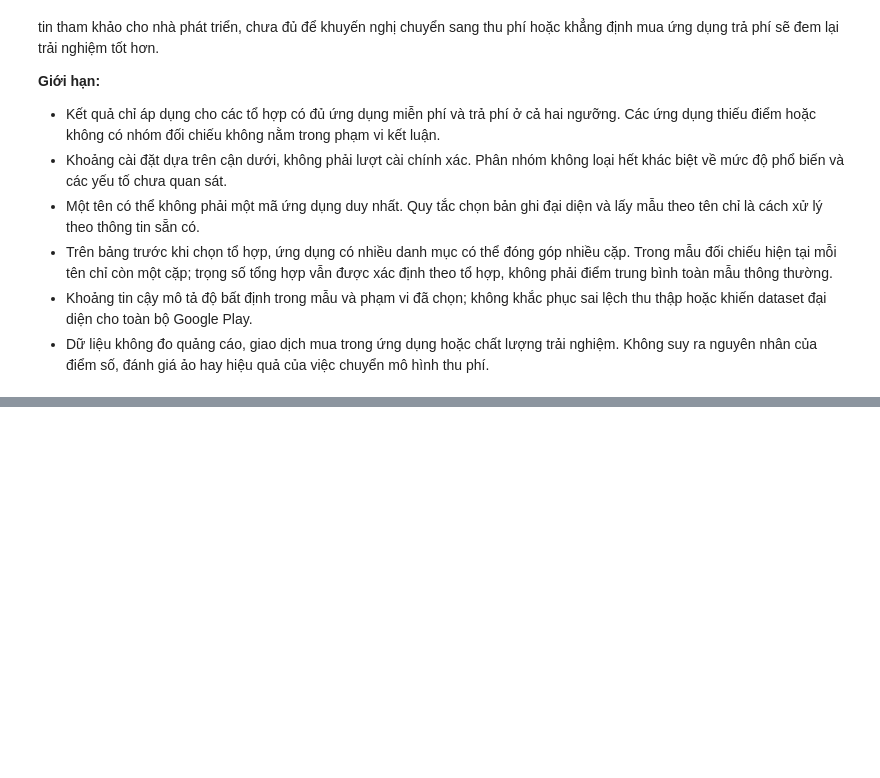
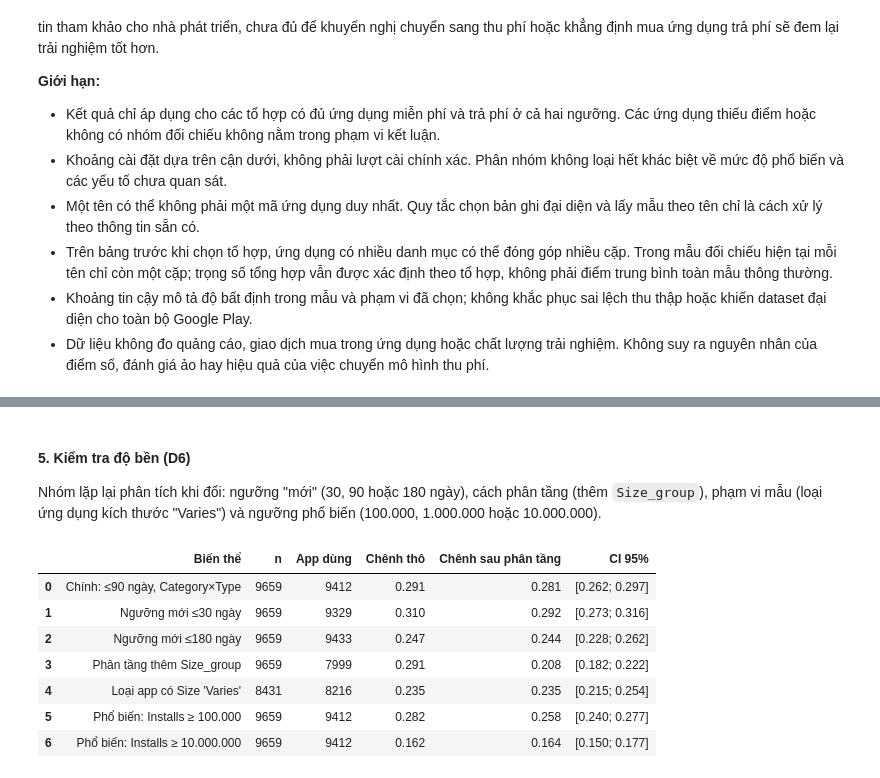
Before and after one commit to phtanh05/google-play-store-apps-analysis, a Jupyter notebook: notebooks/02_analysis.ipynb, the cells around one changed output, grey strips where cells are left out. Cells and saved outputs as stored; diff of their text form; code cells hidden in the pictures; blank space fills up the shorter version.

```diff
--- a/notebooks/02_analysis.ipynb
+++ b/notebooks/02_analysis.ipynb
@@ -1118,0 +923,33 @@ with pd.option_context("display.max_columns", None):
+# %% [markdown]
+#### **5. Kiểm tra độ bền (D6)**
+
+Nhóm lặp lại phân tích khi đổi: ngưỡng "mới" (30, 90 hoặc 180 ngày), cách phân tầng (thêm `Size_group`), phạm vi mẫu (loại ứng dụng kích thước "Varies") và ngưỡng phổ biến (100.000, 1.000.000 hoặc 10.000.000).
+# %%
+# D6: đổi ngưỡng "mới", cách phân tầng, phạm vi mẫu và ngưỡng phổ biến.
+variants = [
+    ("Chính: ≤90 ngày, Category×Type", dict(d=q2)),
+    ("Ngưỡng mới ≤30 ngày", dict(d=q2, cutoff=30)),
+    ("Ngưỡng mới ≤180 ngày", dict(d=q2, cutoff=180)),
+    ("Phân tầng thêm Size_group", dict(d=q2, strata=("Category", "Type", "Size_group"))),
+    ("Loại app có Size 'Varies'", dict(d=q2[q2["Size_group"].ne("Varies")])),
+    ("Phổ biến: Installs ≥ 100.000", dict(d=q2, thr=100_000)),
+    ("Phổ biến: Installs ≥ 10.000.000", dict(d=q2, thr=10_000_000)),
+]
+rows = []
+for label, kw in variants:
+    r = q2_estimate(**kw)
+    rows.append({"Biến thể": label, "n": r["n"], "App dùng": r["App dùng"], "Chênh thô": r["Chênh thô"],
+                 "Chênh sau phân tầng": r["Chênh sau phân tầng"],
+                 "CI 95%": f"[{r['CI phân tầng'][0]:.3f}; {r['CI phân tầng'][1]:.3f}]"})
+q2_robust = pd.DataFrame(rows)
+with pd.option_context("display.width", 200, "display.max_columns", None):
+    display(q2_robust.round(3))
+# %% [output]
+|  | Biến thể | n | App dùng | Chênh thô | Chênh sau phân tầng | CI 95% |
+| 0 | Chính: ≤90 ngày, Category×Type | 9659 | 9412 | 0.291 | 0.281 | [0.262; 0.297] |
+| 1 | Ngưỡng mới ≤30 ngày | 9659 | 9329 | 0.310 | 0.292 | [0.273; 0.316] |
+| 2 | Ngưỡng mới ≤180 ngày | 9659 | 9433 | 0.247 | 0.244 | [0.228; 0.262] |
+| 3 | Phân tầng thêm Size_group | 9659 | 7999 | 0.291 | 0.208 | [0.182; 0.222] |
+| 4 | Loại app có Size 'Varies' | 8431 | 8216 | 0.235 | 0.235 | [0.215; 0.254] |
+| 5 | Phổ biến: Installs ≥ 100.000 | 9659 | 9412 | 0.282 | 0.258 | [0.240; 0.277] |
+| 6 | Phổ biến: Installs ≥ 10.000.000 | 9659 | 9412 | 0.162 | 0.164 | [0.150; 0.177] |
```
Also changed, not shown: parts of 39 cells of this notebook, 1 other file.
